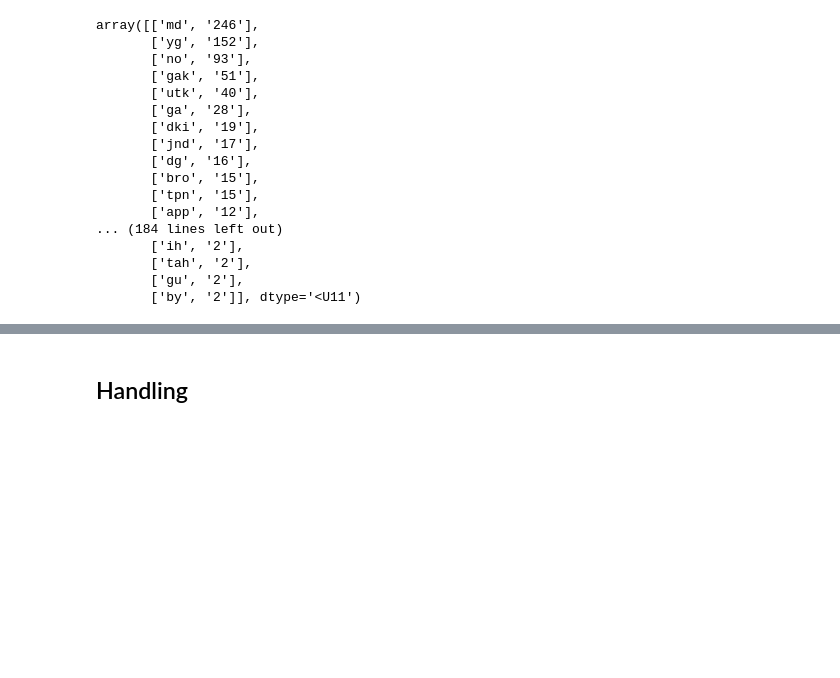
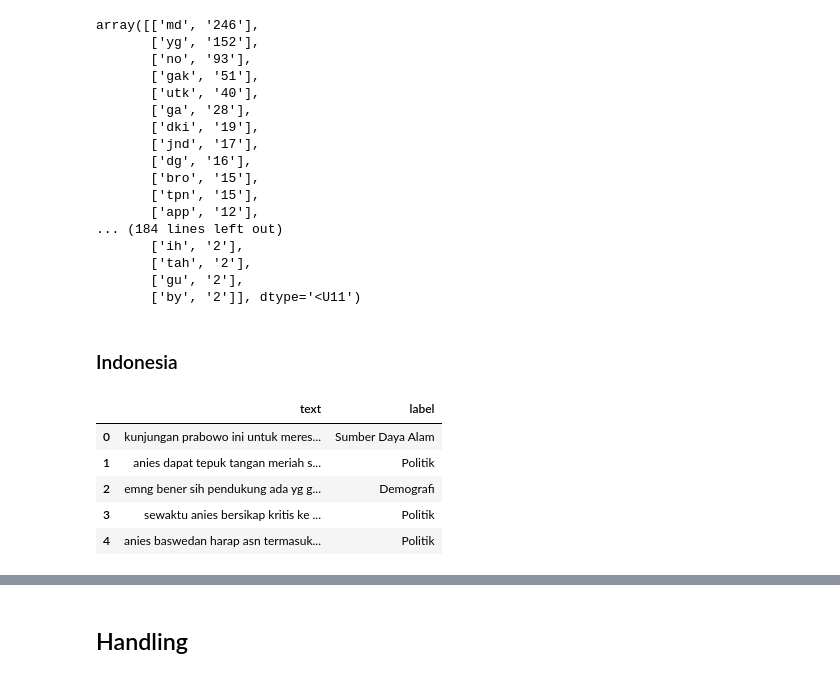
Before and after one commit to Rheyhan/Anjay-gas-BDC, a Jupyter notebook: main.ipynb, the cells around one changed output, grey strips where cells are left out. Drawn from its saved outputs; the diff is of its cells as text; code cells hidden in the pictures; blank space fills up the shorter version.

```diff
--- a/main.ipynb
+++ b/main.ipynb
@@ -337,3 +337,5 @@ for text in tqdm(train_data_cleaned_lemarization["text"]):
 
 train_data_cleaned_lemarization_stopwords = train_data_cleaned_lemarization.copy()
 train_data_cleaned_lemarization_stopwords["text"] = new_text
+# %% [markdown]
+### Indonesia
@@ -339,0 +351,10 @@ train_data_cleaned_lemarization_stopwords["text"] = new_text
+# %%
+train_data_cleaned = pd.read_csv("Temp/cleaned_dataV2.csv").iloc[:,1:3]
+train_data_cleaned.head()
+# %% [output]
+|  | text | label |
+| 0 | kunjungan prabowo ini untuk meres... | Sumber Daya Alam |
+| 1 | anies dapat tepuk tangan meriah s... | Politik |
+| 2 | emng bener sih pendukung ada yg g... | Demografi |
+| 3 | sewaktu anies bersikap kritis ke ... | Politik |
+| 4 | anies baswedan harap asn termasuk... | Politik |
```
Also changed, not shown: parts of 6 cells of this notebook, 4 other files.
